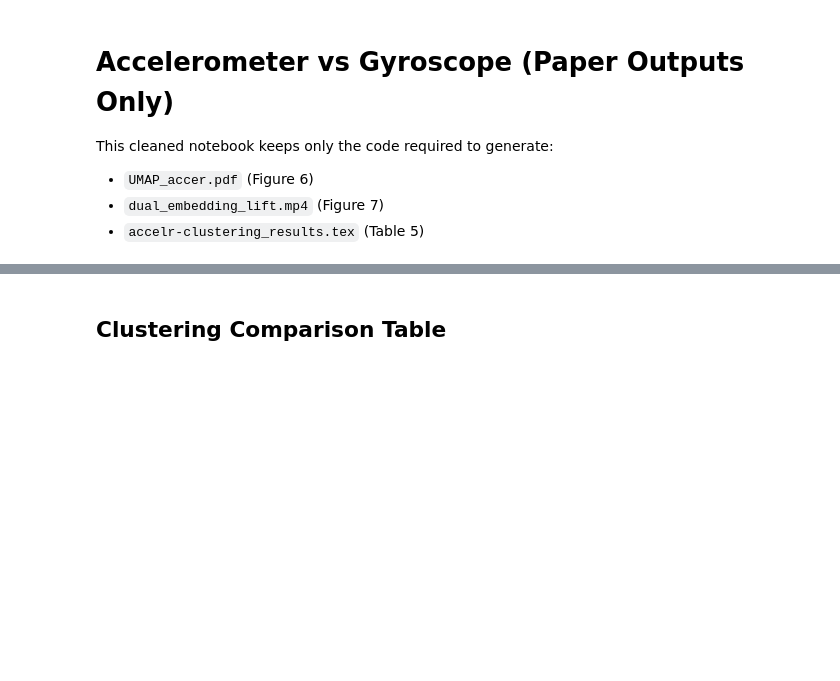
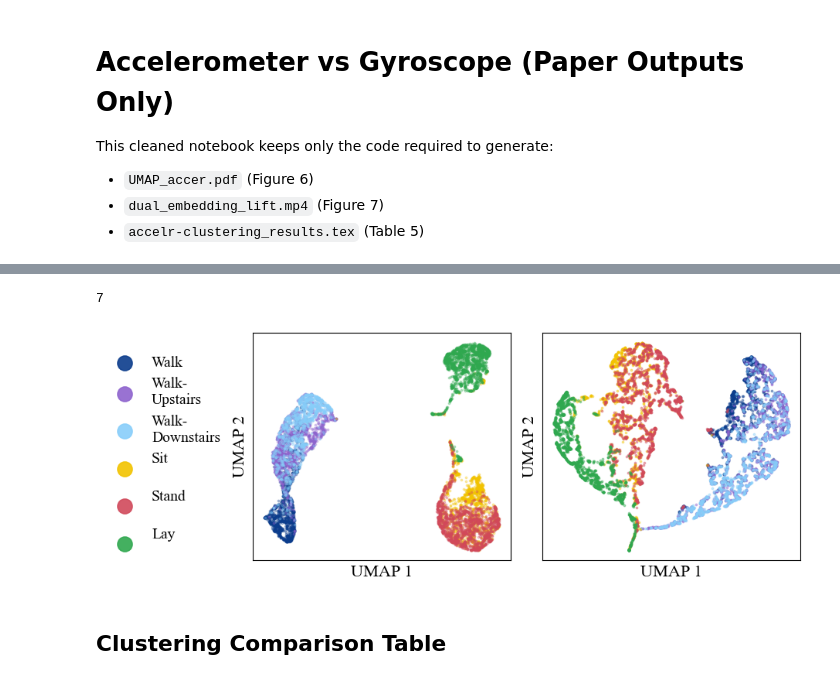
Before and after one commit to ShiraAlon/DELVE, a Jupyter notebook: notebooks/Accelerometer VS gyroscope.ipynb, the cells around one changed output, grey strips where cells are left out. Saved outputs shown, nothing was run; the diff lists cells and outputs as text; code cells hidden in the pictures; blank space fills up the shorter version.

```diff
--- a/notebooks/Accelerometer VS gyroscope.ipynb
+++ b/notebooks/Accelerometer VS gyroscope.ipynb
@@ -117,6 +126,10 @@ _, _, u_body_unique_nr = calc_differential_vec(Qbg, v_VB, tauVB, "yes")
 # %%
-VG = np.c_[v_shared[:, :3], u_gravity_unique[:, 0]]
-L_VG, d_VG, v_VG = LG_sym(Kernel_matrix(VG, 1500, True))
-kl = KneeLocator(np.arange(len(d_VG)), d_VG, curve="convex", direction="decreasing",S=0.25)
+VG = np.c_[v_shared[:, :6], u_gravity_unique[:, 0]]
+L_VG, d_VG, v_VG = LG_sym(Kernel_matrix(VG, 3000, True))
+kl = KneeLocator(np.arange(100), d_VG[:100], curve="convex", direction="decreasing",S=0.25)
 tauVG = kl.knee
-_, _, u_gravity_unique_nr = calc_differential_vec(Qgb, v_VG, tauVG, "yes")
+print(tauVG)
+
+_, _, u_gravity_unique_nr = calc_differential_vec(L_ba, v_VG, tauVG, "yes")
+# %% [output]
+7
@@ -154,6 +169,3 @@ activity_map = {
 # UMAP embeddings for requested figure
 V_std_shared = StandardScaler().fit_transform(v_shared[:, :2])
 V_umapshared = reducer.fit_transform(V_std_shared)
-
-V_std_all = StandardScaler().fit_transform(np.c_[v_shared[:, :2], u_gravity_unique[:, :2],u_body_unique_nr[:,0], u_body_unique[:, 0]])
-V_umapall = reducer.fit_transform(V_std_all)
@@ -209,3 +172,58 @@ plt.show()
+# %%
+# UMAP embeddings for requested figure
+V_std_all_2 = StandardScaler().fit_transform(np.c_[v_shared[:, :2], u_gravity_unique[:, 0], u_gravity_unique_nr[:, 0],u_body_unique_nr[:,0], u_body_unique[:, 0]])
+V_umapall_2 = reducer.fit_transform(V_std_all_2)
+# %%
+# Output 1: UMAP_accer.pdf
+fig, ax = plt.subplots(1, 2, figsize=(9, 3.5))
+
+for label, color in label_colors.items():
+    idx = [i for i, v in enumerate(y_str) if v == label]
+
+    ax[0].scatter(
+        V_umapall_2[idx, 0],
+        V_umapall_2[idx, 1],
+        s=3,
+        alpha=0.3,
+        label=activity_map[label],
+        color=color,
+    )
+
+    ax[1].scatter(
+        V_umapshared[idx, 0],
+        V_umapshared[idx, 1],
+        s=3,
+        alpha=0.4,
+        color=color,
+    )
+
+ax[0].set_xlabel('UMAP 1', fontsize=16)
+ax[0].set_ylabel('UMAP 2', fontsize=16)
+ax[1].set_xlabel('UMAP 1', fontsize=16)
+ax[1].set_ylabel('UMAP 2', fontsize=16)
+
+handles, labels = ax[0].get_legend_handles_labels()
+leg = fig.legend(
+    handles,
+    labels,
+    bbox_to_anchor=(-0.03, 0.5),
+    loc='center left',
+    frameon=False,
+    fontsize=14,
+    markerscale=8,
+)
+
+for h in leg.legend_handles:
+    h.set_alpha(0.9)
+
+for a in ax:
+    a.tick_params(left=False, bottom=False, labelleft=False, labelbottom=False)
+
+plt.tight_layout(rect=[0.15, 0, 1, 1])
+# save_figure('UMAP_accer_2.pdf')
+plt.show()
+# %% [output]
+[figure, added]
 # %%
 # Output 2: dual_embedding_lift.mp4
 fig = plt.figure(figsize=(12, 6))
```
Also changed, not shown: parts of 15 cells of this notebook.
